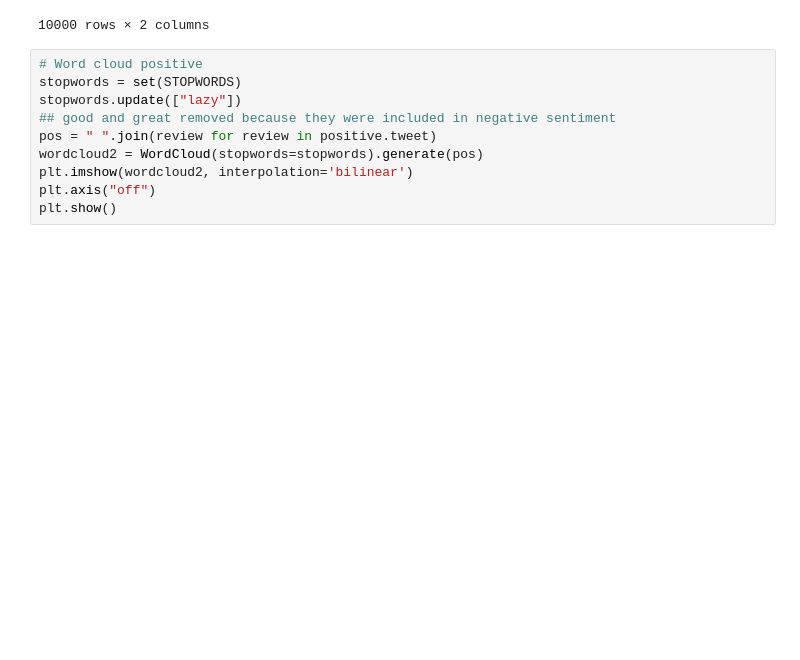
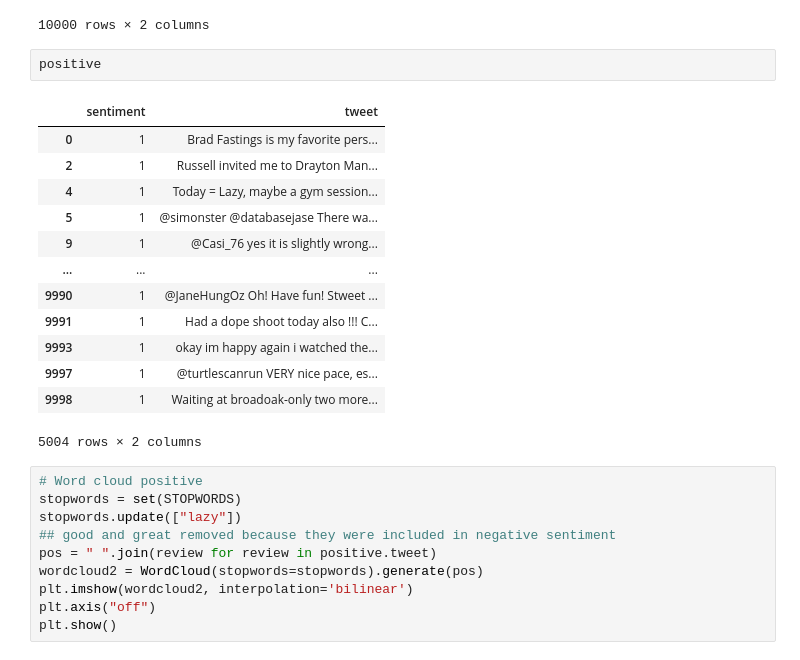
Before and after one commit to Uchebuzz/Machine-Learning-Models, a Jupyter notebook: Workshop_6.ipynb, the cells around one changed output. Cells and saved outputs as stored; diff of their text form; blank space fills up the shorter version.

```diff
--- a/Workshop_6.ipynb
+++ b/Workshop_6.ipynb
@@ -89,6 +90,22 @@ df
 | 9998 | 1 | Waiting at broadoak-only two more... |
 | 9999 | 0 | @sparklymegz i ment like physical... |
 10000 rows × 2 columns
+# %%
+positive
+# %% [output]
+|  | sentiment | tweet |
+| 0 | 1 | Brad Fastings is my favorite pers... |
+| 2 | 1 | Russell invited me to Drayton Man... |
+| 4 | 1 | Today = Lazy, maybe a gym session... |
+| 5 | 1 | @simonster @databasejase There wa... |
+| 9 | 1 | @Casi_76 yes it is slightly wrong... |
+| ... | ... | ... |
+| 9990 | 1 | @JaneHungOz Oh! Have fun! Stweet ... |
+| 9991 | 1 | Had a dope shoot today also !!! C... |
+| 9993 | 1 | okay im happy again i watched the... |
+| 9997 | 1 | @turtlescanrun VERY nice pace, es... |
+| 9998 | 1 | Waiting at broadoak-only two more... |
+5004 rows × 2 columns
 # %%
 # Word cloud positive
 stopwords = set(STOPWORDS)
```
Also changed, not shown: parts of 12 cells of this notebook.
